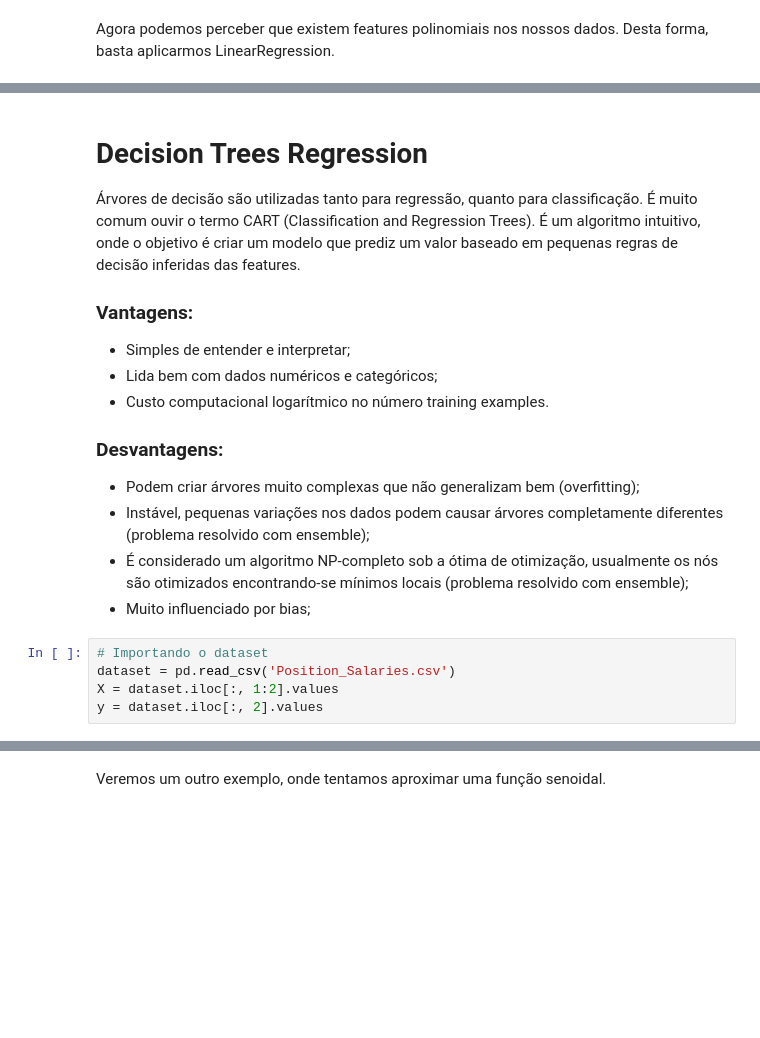
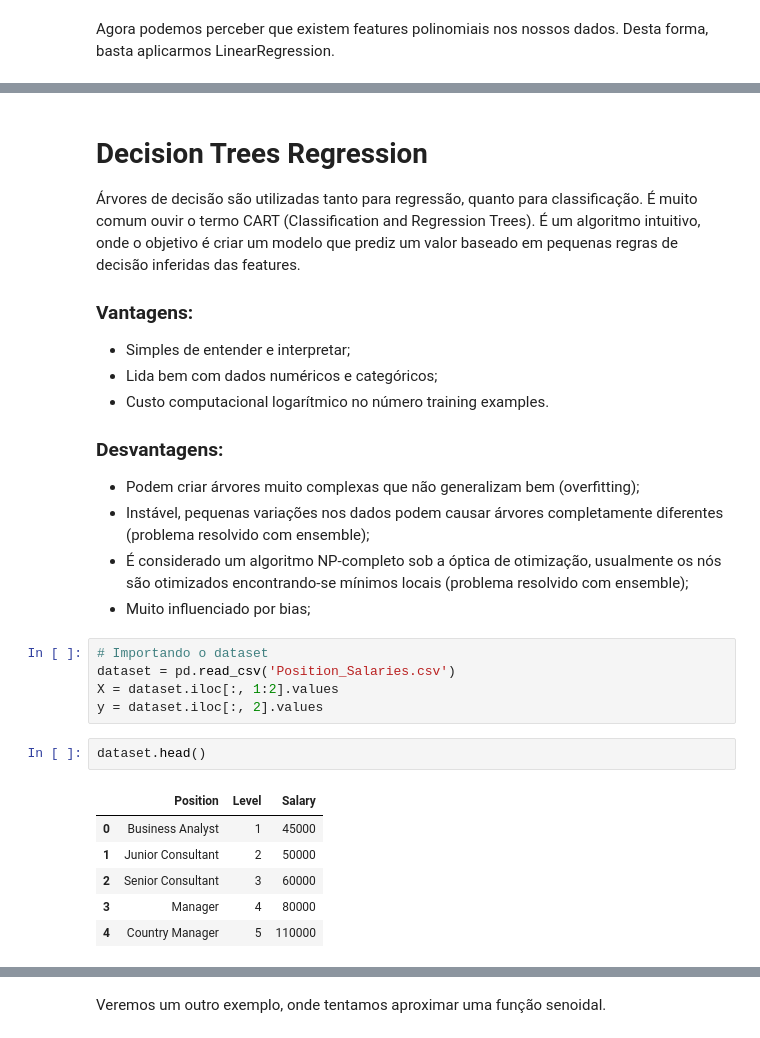
Before and after one commit to hgpadovani/Curso-ML, a Jupyter notebook: 2 - Aprendizado Supervisionado/1 - Regressão/Regressões.ipynb, the cells around one changed output, grey strips where cells are left out. Saved outputs shown, nothing was run; the diff lists cells and outputs as text; blank space fills up the shorter version.

```diff
--- a/2 - Aprendizado Supervisionado/1 - Regressão/Regressões.ipynb
+++ b/2 - Aprendizado Supervisionado/1 - Regressão/Regressões.ipynb
@@ -200,13 +342,22 @@ plt.show()
 ### Desvantagens:
 - Podem criar árvores muito complexas que não generalizam bem (overfitting);
 - Instável, pequenas variações nos dados podem causar árvores completamente diferentes (problema resolvido com ensemble);
-- É considerado um algoritmo NP-completo sob a ótima de otimização, usualmente os nós são otimizados encontrando-se mínimos locais (problema resolvido com ensemble);
+- É considerado um algoritmo NP-completo sob a óptica de otimização, usualmente os nós são otimizados encontrando-se mínimos locais (problema resolvido com ensemble);
 - Muito influenciado por bias;
 # %%
 # Importando o dataset
 dataset = pd.read_csv('Position_Salaries.csv')
 X = dataset.iloc[:, 1:2].values
 y = dataset.iloc[:, 2].values
+# %%
+dataset.head()
+# %% [output]
+|  | Position | Level | Salary |
+| 0 | Business Analyst | 1 | 45000 |
+| 1 | Junior Consultant | 2 | 50000 |
+| 2 | Senior Consultant | 3 | 60000 |
+| 3 | Manager | 4 | 80000 |
+| 4 | Country Manager | 5 | 110000 |
 # %%
 # Criando o modelo
 from sklearn.tree import DecisionTreeRegressor
```
Also changed, not shown: parts of 36 cells of this notebook, 26 other files.
